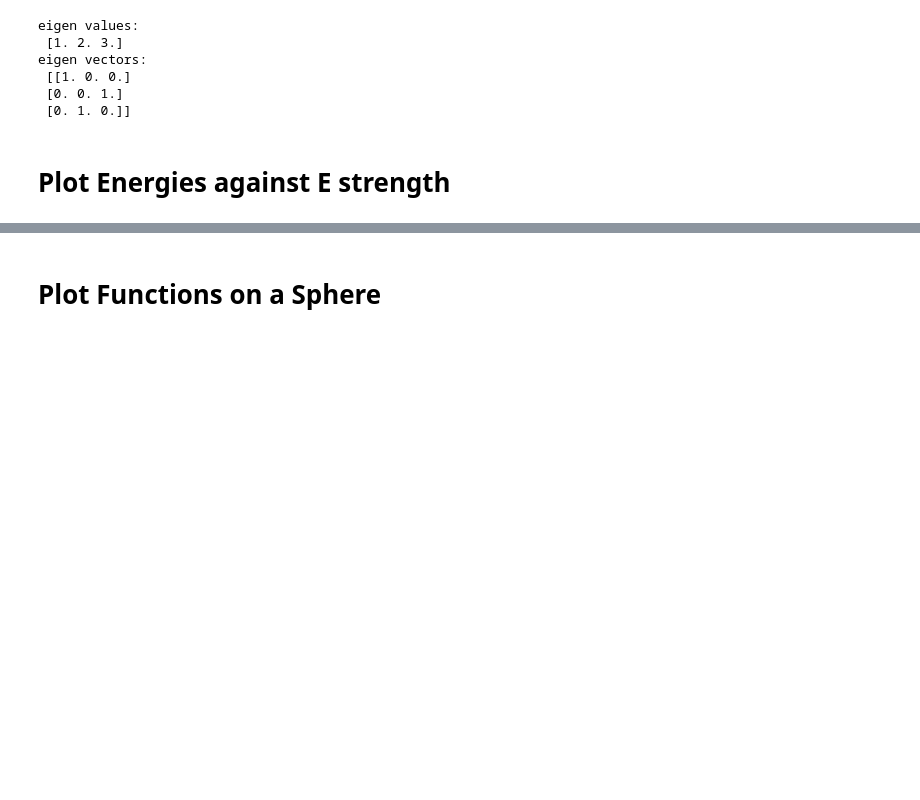
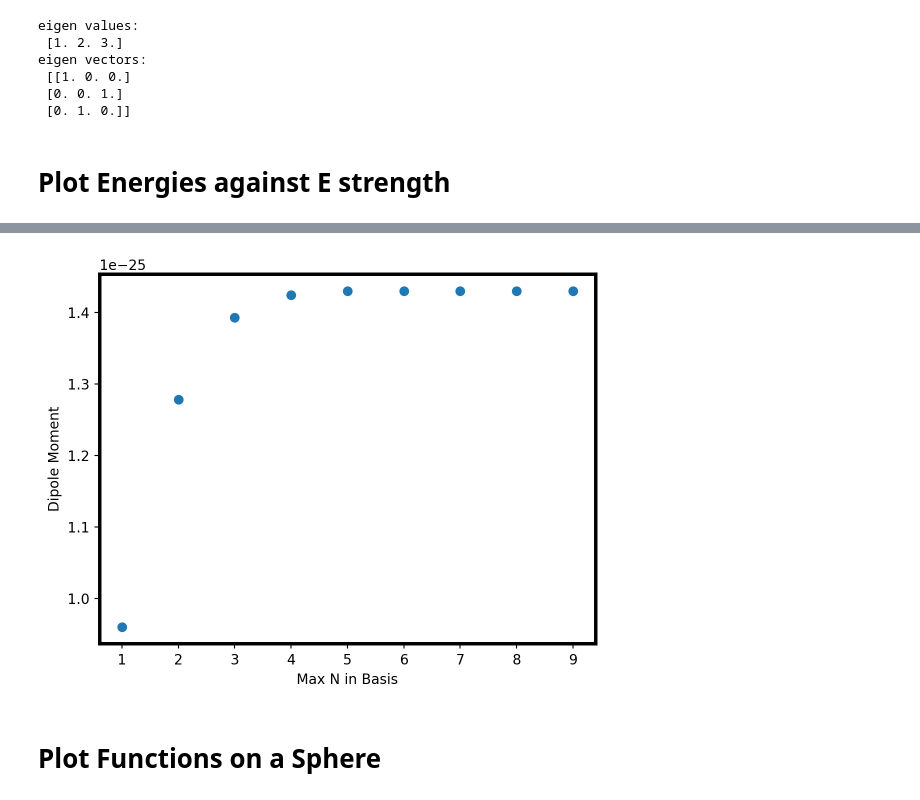
Before and after one commit to tomhepz/MolecularEnergyLevels, a Jupyter notebook: learning.ipynb, the cells around one changed output, grey strips where cells are left out. Saved outputs shown, nothing was run; the diff lists cells and outputs as text; code cells hidden in the pictures; blank space fills up the shorter version.

```diff
--- a/learning.ipynb
+++ b/learning.ipynb
@@ -158,3 +191,20 @@ plt.show()
+# %%
+converged_dipoles = []
+for N in range(1,NMAX):
+    size = 1 + 2 * N + N**2
+    convergence_Htot = Hrot[:size,:size, None] + Hdc[:size,:size, None] * E
+    convergence_Htot = convergence_Htot.transpose(2, 0, 1)
+    convergence_energies, convergence_states = eigh(convergence_Htot)
+    convergence_dipoles = -np.gradient(convergence_energies[..., 0])
+    converged_dipoles.append(convergence_dipoles[-2])
+
+plt.figure()
+plt.scatter(list(range(1,NMAX)), converged_dipoles)
+plt.ylabel("Dipole Moment")
+plt.xlabel("Max N in Basis")
+plt.show()
+# %% [output]
+[figure, added]
 # %% [markdown]
 # Plot Functions on a Sphere
 # %%
```
Also changed, not shown: parts of 9 cells of this notebook.
